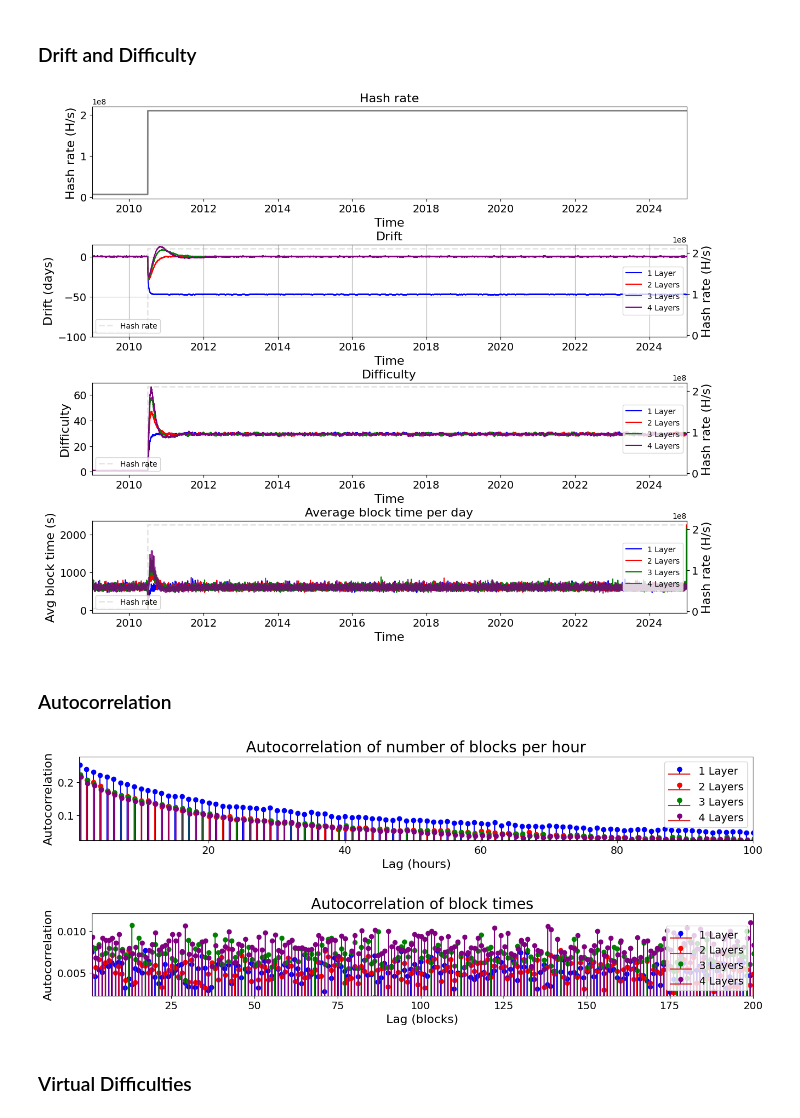
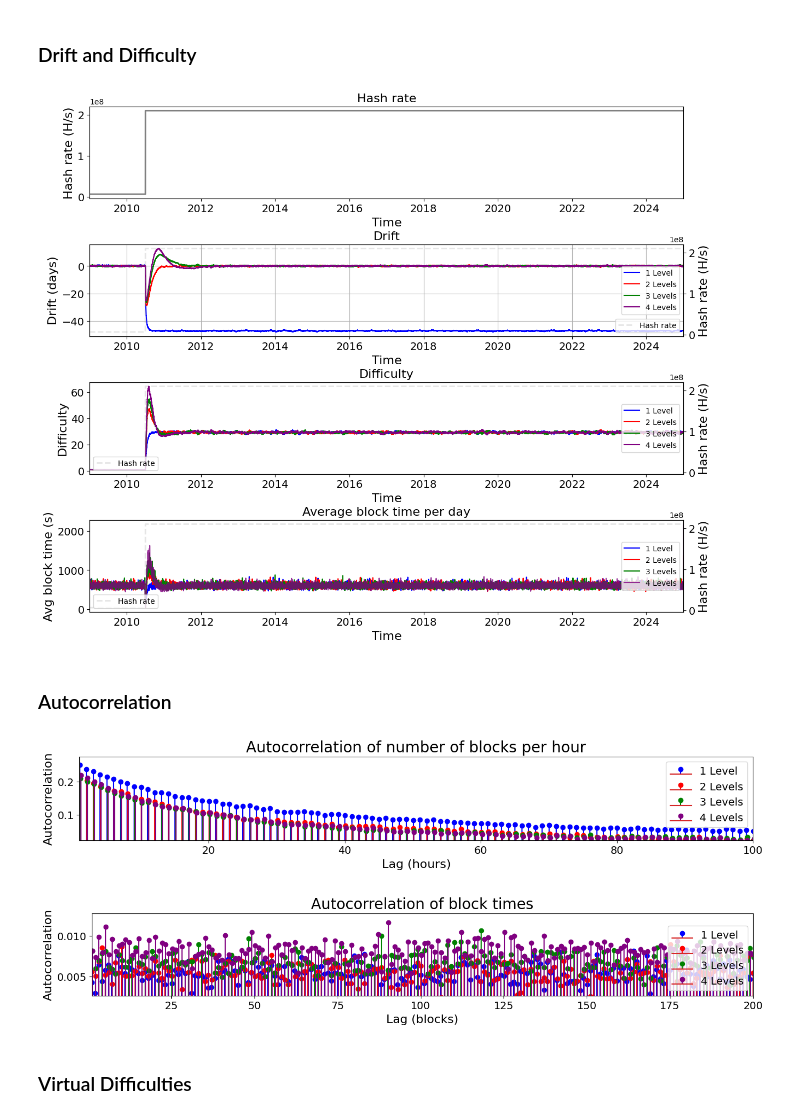
Before and after one commit to demKyr/BCH-DAA-2, a Jupyter notebook: visualisation_final.ipynb, the cells around one changed output. Cells and saved outputs as stored; diff of their text form; code cells hidden in the pictures.

```diff
--- a/visualisation_final.ipynb
+++ b/visualisation_final.ipynb
@@ -203,12 +204,16 @@ plt.show()
 # %%
 # start_date = pd.Timestamp('2010-01-01')
 # end_date = pd.Timestamp('2012-01-01')
-start_date = min(df_2_layer['median_time'])
-end_date = max(df_2_layer['median_time'])
+start_date = min(df_4_layer['median_time'])
+end_date = max(df_4_layer['median_time'])
 
 fig, axs = plt.subplots(4, 1, figsize=(14, 12))
 
 # BE CAREFUL WITH THIS, DIFFERENT LAYERS MAY HAVE DIFFERENT TIME RANGES
+# df_4_layer['log_hash_rate'] = df_4_layer['real_hash_rate'].apply(lambda x: math.log10(int(x)))
+# axs[0].plot(df_4_layer['median_time'], df_4_layer['log_hash_rate'], color='gray', linewidth=2)
+# axs[0].set_ylabel('Hash rate (H/s)\n(log scale)', fontsize=16)
+# axs[0].set_yscale('log')
 axs[0].plot(df_4_layer['median_time'], df_4_layer['real_hash_rate'], color='gray', linewidth=2)
 axs[0].set_title('Hash rate', fontsize=16)
 axs[0].set_xlabel('Time', fontsize=16)
@@ -221,10 +226,10 @@ ax2_2 = axs[2].twinx()
 ax2_3 = axs[3].twinx()
 
 # Plot data on axs[1] and ax2_1
-axs[1].plot(df_1_layer['median_time'], df_1_layer['skew'] * 14, color='blue', label='1 Layer')
-axs[1].plot(df_2_layer['median_time'], df_2_layer['skew'] * 14, color='red', label='2 Layers')
-axs[1].plot(df_3_layer['median_time'], df_3_layer['skew'] * 14, color='green', label='3 Layers')
-axs[1].plot(df_4_layer['median_time'], df_4_layer['skew'] * 14, color='purple', label='4 Layers')
+axs[1].plot(df_1_layer['median_time'], df_1_layer['skew'] * 14, color='blue', label='1 Level')
+axs[1].plot(df_2_layer['median_time'], df_2_layer['skew'] * 14, color='red', label='2 Levels')
+axs[1].plot(df_3_layer['median_time'], df_3_layer['skew'] * 14, color='green', label='3 Levels')
+axs[1].plot(df_4_layer['median_time'], df_4_layer['skew'] * 14, color='purple', label='4 Levels')
 axs[1].set_title('Drift', fontsize=16)
 axs[1].set_xlabel('Time', fontsize=16)
 axs[1].set_ylabel('Drift (days)', fontsize=16)
@@ -232,17 +237,20 @@ axs[1].tick_params(axis='both', which='major', labelsize=14)
 axs[1].legend(loc='center right')
 axs[1].grid()
 axs[1].set_xlim(start_date, end_date)
-axs[1].set_ylim(-100, 15) # changes the scale of the y-axis
+# axs[1].set_ylim(-10, 15) # changes the scale of the y-axis
+# ax2_1.plot(df_4_layer['median_time'], df_4_layer['log_hash_rate'], color='gray', label='Hash rate', linestyle='--', alpha=0.2, linewidth=2)
+# ax2_1.set_ylabel('Hash rate (H/s)\n(log scale)', fontsize=16)
+# ax2_1.set_yscale('log')
 ax2_1.plot(df_4_layer['median_time'], df_4_layer['real_hash_rate'], color='gray', label='Hash rate', linestyle='--', alpha=0.2, linewidth=2)
 ax2_1.set_ylabel('Hash rate (H/s)', fontsize=16)
 ax2_1.tick_params(axis='both', which='major', labelsize=14)
-ax2_1.legend(loc='lower left')
+ax2_1.legend(loc='lower right')
 
 # Plot data on axs[2] and ax2_2
-axs[2].plot(df_1_layer['median_time'], df_1_layer['difficulty'], color='blue', label='1 Layer')
-axs[2].plot(df_2_layer['median_time'], df_2_layer['difficulty'], color='red', label='2 Layers')
-axs[2].plot(df_3_layer['median_time'], df_3_layer['difficulty'], color='green', label='3 Layers')
-axs[2].plot(df_4_layer['median_time'], df_4_layer['difficulty'], color='purple', label='4 Layers')
+axs[2].plot(df_1_layer['median_time'], df_1_layer['difficulty'], color='blue', label='1 Level')
+axs[2].plot(df_2_layer['median_time'], df_2_layer['difficulty'], color='red', label='2 Levels')
+axs[2].plot(df_3_layer['median_time'], df_3_layer['difficulty'], color='green', label='3 Levels')
+axs[2].plot(df_4_layer['median_time'], df_4_layer['difficulty'], color='purple', label='4 Levels')
 axs[2].set_title('Difficulty', fontsize=16)
 axs[2].set_xlabel('Time', fontsize=16)
 axs[2].set_ylabel('Difficulty', fontsize=16)
@@ -255,10 +263,10 @@ ax2_2.tick_params(axis='both', which='major', labelsize=14)
 ax2_2.legend(loc='lower left')
 
 # Plot data on axs[3] and ax2_3
-axs[3].plot(q_res_1_layer_avg_block_time['day'], q_res_1_layer_avg_block_time['avg_block_time'], color='blue', label='1 Layer')
-axs[3].plot(q_res_2_layer_avg_block_time['day'], q_res_2_layer_avg_block_time['avg_block_time'], color='red', label='2 Layers')
-axs[3].plot(q_res_3_layer_avg_block_time['day'], q_res_3_layer_avg_block_time['avg_block_time'], color='green', label='3 Layers')
-axs[3].plot(q_res_4_layer_avg_block_time['day'], q_res_4_layer_avg_block_time['avg_block_time'], color='purple', label='4 Layers', alpha=0.8)
+axs[3].plot(q_res_1_layer_avg_block_time['day'], q_res_1_layer_avg_block_time['avg_block_time'], color='blue', label='1 Level')
+axs[3].plot(q_res_2_layer_avg_block_time['day'], q_res_2_layer_avg_block_time['avg_block_time'], color='red', label='2 Levels')
+axs[3].plot(q_res_3_layer_avg_block_time['day'], q_res_3_layer_avg_block_time['avg_block_time'], color='green', label='3 Levels')
+axs[3].plot(q_res_4_layer_avg_block_time['day'], q_res_4_layer_avg_block_time['avg_block_time'], color='purple', label='4 Levels', alpha=0.8)
 axs[3].set_title('Average block time per day', fontsize=16)
 axs[3].set_xlabel('Time', fontsize=16)
 axs[3].set_ylabel('Avg block time (s)', fontsize=16)
@@ -273,7 +281,7 @@ ax2_3.legend(loc='lower left')
 plt.subplots_adjust(hspace=0.5)
 plt.show()
 # %% [output]
-[figure, old version]
+[figure, new version]
 # %% [markdown]
 ### Autocorrelation
 # %%
@@ -286,10 +294,10 @@ acf_values_4_layer = acf(q_res_4_layer_hour_count['record_count'], nlags=x_lim)
 
 lags = np.arange(0, x_lim + 1)
 width = 0.2
-plt.stem(lags + 0.25 * width, acf_values_1_layer, label='1 Layer', linefmt='blue')
-plt.stem(lags + 0.5 * width, acf_values_2_layer, label='2 Layers', linefmt='red')
-plt.stem(lags + 0.75 * width, acf_values_3_layer, label='3 Layers', linefmt='green')
-plt.stem(lags + width, acf_values_4_layer, label='4 Layers', linefmt='purple')
+plt.stem(lags + 0.25 * width, acf_values_1_layer, label='1 Level', linefmt='blue')
+plt.stem(lags + 0.5 * width, acf_values_2_layer, label='2 Levels', linefmt='red')
+plt.stem(lags + 0.75 * width, acf_values_3_layer, label='3 Levels', linefmt='green')
+plt.stem(lags + width, acf_values_4_layer, label='4 Levels', linefmt='purple')
 plt.title('Autocorrelation of number of blocks per hour', fontsize=20)
 plt.xlabel('Lag (hours)', fontsize=16)
 plt.ylabel('Autocorrelation', fontsize=16)
@@ -301,33 +309,33 @@ plt.ylim(min(min(acf_values_1_layer[1:]), min(acf_values_2_layer[1:]), min(acf_v
 plt.xlim(1, x_lim)
 plt.show()
 # %% [output]
-[figure, old version]
+[figure, new version]
 # %%
 x_lim = 200
 
 acf_values_1_layer = acf(df_1_layer['block_time'], nlags=x_lim)
 acf_values_2_layer = acf(df_2_layer['block_time'], nlags=x_lim)
 acf_values_3_layer = acf(df_3_layer['block_time'], nlags=x_lim)
 acf_values_4_layer = acf(df_4_layer['block_time'], nlags=x_lim)
 
 lags = np.arange(0, x_lim + 1)
 width = 0.2
-plt.stem(lags + 0.25 * width, acf_values_1_layer, label='1 Layer', linefmt='blue')
-plt.stem(lags + 0.5 * width, acf_values_2_layer, label='2 Layers', linefmt='red')
-plt.stem(lags + 0.75 * width, acf_values_3_layer, label='3 Layers', linefmt='green')
-plt.stem(lags + width, acf_values_4_layer, label='4 Layers', linefmt='purple')
+plt.stem(lags + 0.25 * width, acf_values_1_layer, label='1 Level', linefmt='blue')
+plt.stem(lags + 0.5 * width, acf_values_2_layer, label='2 Levels', linefmt='red')
+plt.stem(lags + 0.75 * width, acf_values_3_layer, label='3 Levels', linefmt='green')
+plt.stem(lags + width, acf_values_4_layer, label='4 Levels', linefmt='purple')
 plt.title('Autocorrelation of block times', fontsize=20)
 plt.xlabel('Lag (blocks)', fontsize=16)
 plt.ylabel('Autocorrelation', fontsize=16)
 plt.tick_params(axis='both', which='major', labelsize=14)
 plt.gcf().set_size_inches(16, 2)
 plt.legend(fontsize=14, loc='lower right')
 plt.ylim(min(min(acf_values_1_layer[1:]), min(acf_values_2_layer[1:]), min(acf_values_3_layer[1:]), min(acf_values_4_layer[1:])) * 1.1,
          max(max(acf_values_1_layer[1:]), max(acf_values_2_layer[1:]), max(acf_values_3_layer[1:]), max(acf_values_4_layer[1:])) * 1.1)
 plt.xlim(1, x_lim)
 plt.show()
 # %% [output]
-[figure, old version]
+[figure, new version]
 # %% [markdown]
 ### Virtual Difficulties
 # %%
```
Also changed, not shown: parts of 7 cells of this notebook, 3 other files.
